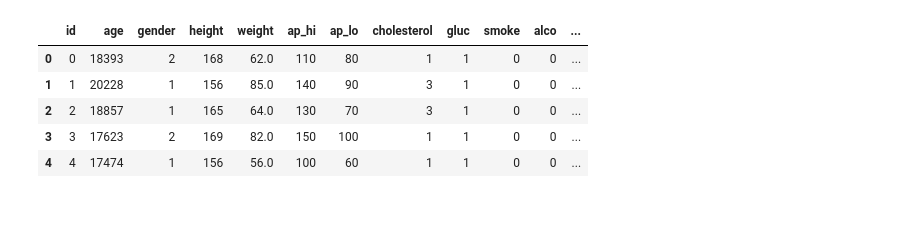
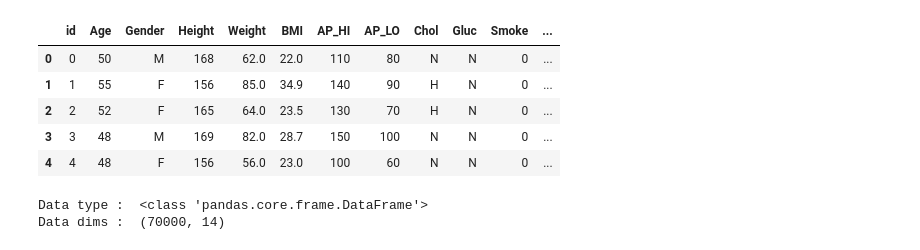
Before and after one commit to timothy-lew/dsai_mini_project, a Jupyter notebook: main.ipynb, the cells around one changed output. Saved outputs shown, nothing was run; the diff lists cells and outputs as text; code cells hidden in the pictures; blank space fills up the shorter version.

Commit message:
added EDA and logistic regression 	modified:   cardio_document.txt 	modified:   main.ipynb

```diff
--- a/main.ipynb
+++ b/main.ipynb
@@ -6,12 +6,18 @@ import seaborn as sb
 import matplotlib.pyplot as plt # we only need pyplot
 sb.set() # set the default Seaborn style for graphics
 # %%
-train_data = pd.read_csv('cardio_train.csv')
-train_data.head()
+cardio_data = pd.read_csv('cardio.csv')
+cardio_data.head()
 # %% [output]
-|  | id | age | gender | height | weight | ap_hi | ap_lo | cholesterol | gluc | smoke | alco | ... |
-| 0 | 0 | 18393 | 2 | 168 | 62.0 | 110 | 80 | 1 | 1 | 0 | 0 | ... |
-| 1 | 1 | 20228 | 1 | 156 | 85.0 | 140 | 90 | 3 | 1 | 0 | 0 | ... |
-| 2 | 2 | 18857 | 1 | 165 | 64.0 | 130 | 70 | 3 | 1 | 0 | 0 | ... |
-| 3 | 3 | 17623 | 2 | 169 | 82.0 | 150 | 100 | 1 | 1 | 0 | 0 | ... |
-| 4 | 4 | 17474 | 1 | 156 | 56.0 | 100 | 60 | 1 | 1 | 0 | 0 | ... |
+|  | id | Age | Gender | Height | Weight | BMI | AP_HI | AP_LO | Chol | Gluc | Smoke | ... |
+| 0 | 0 | 50 | M | 168 | 62.0 | 22.0 | 110 | 80 | N | N | 0 | ... |
+| 1 | 1 | 55 | F | 156 | 85.0 | 34.9 | 140 | 90 | H | N | 0 | ... |
+| 2 | 2 | 52 | F | 165 | 64.0 | 23.5 | 130 | 70 | H | N | 0 | ... |
+| 3 | 3 | 48 | M | 169 | 82.0 | 28.7 | 150 | 100 | N | N | 0 | ... |
+| 4 | 4 | 48 | F | 156 | 56.0 | 23.0 | 100 | 60 | N | N | 0 | ... |
+# %%
+print("Data type : ", type(cardio_data))
+print("Data dims : ", cardio_data.shape)
+# %% [output]
+Data type :  <class 'pandas.core.frame.DataFrame'>
+Data dims :  (70000, 14)
```
Also changed, not shown: parts of 12 cells of this notebook, 1 other file.
